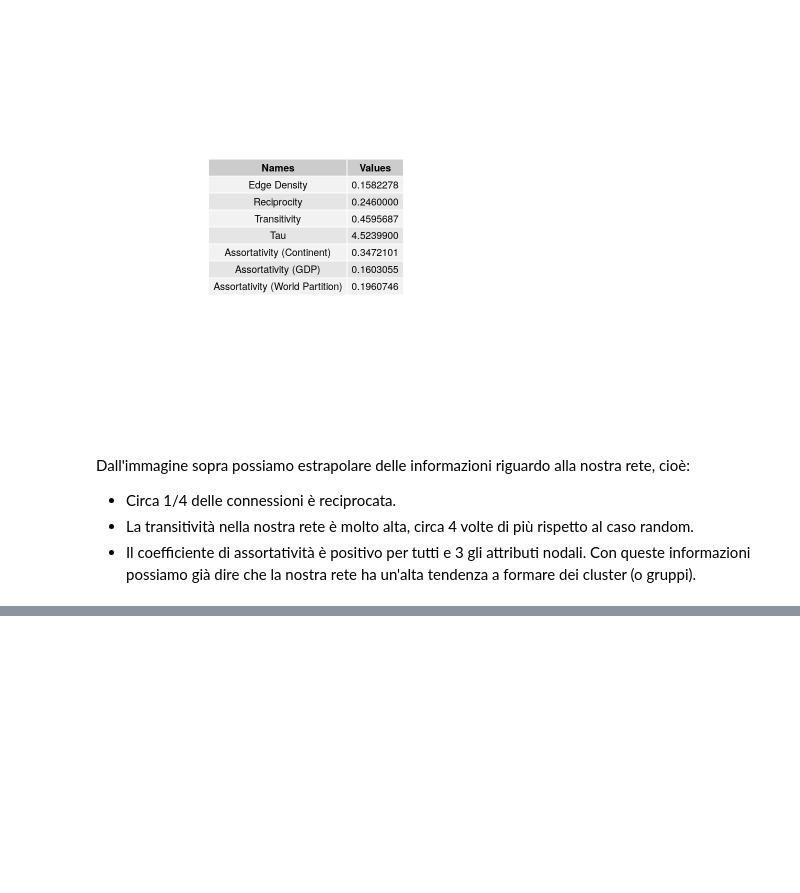
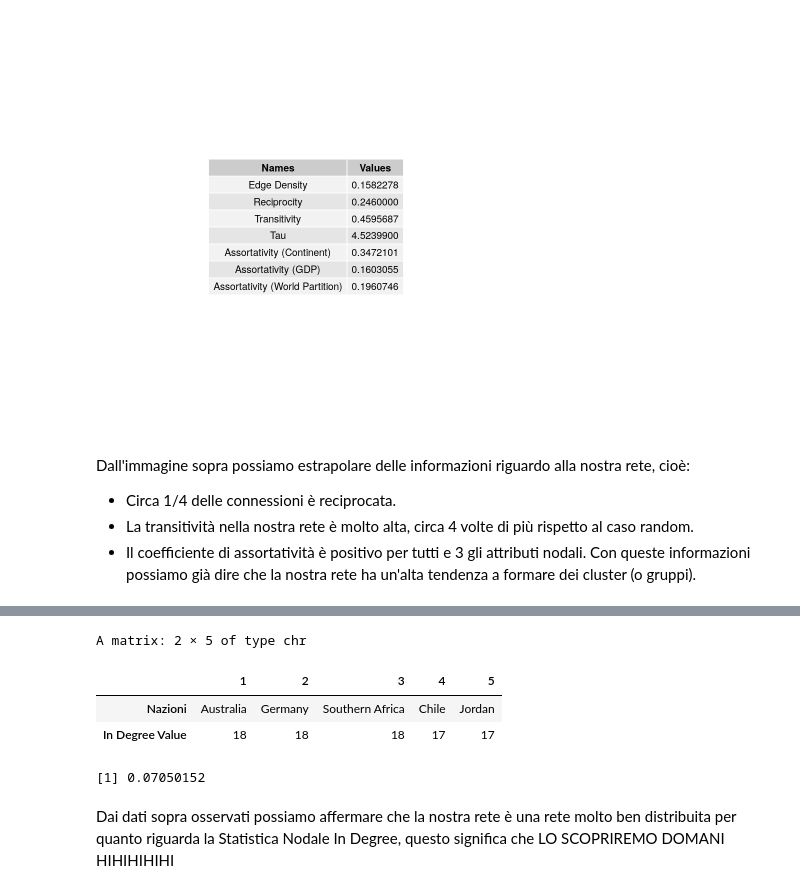
Before and after one commit to TokumiAlex/R-Project, a Jupyter notebook: relazioneProgetto.ipynb, the cells around one changed output, grey strips where cells are left out. Saved outputs shown, nothing was run; the diff lists cells and outputs as text; code cells hidden in the pictures; blank space fills up the shorter version.

```diff
--- a/relazioneProgetto.ipynb
+++ b/relazioneProgetto.ipynb
@@ -117,0 +137,17 @@ grid.table(table_inDegree, rows = NULL, cols = c("Nazioni", "In Degree"))
+# %%
+# Stampo le 5 Nazioni con In Degree più Alto
+matrix(c(V(g)$name[order(in_degree, decreasing = TRUE)[1:5]], in_degree[order(in_degree, decreasing = TRUE)[1:5]]),
+    nrow = 2, ncol = 5, byrow = TRUE,
+    dimnames = list(c("Nazioni", "In Degree Value"), c(1:5)))
+# %% [output]
+A matrix: 2 × 5 of type chr
+|  | 1 | 2 | 3 | 4 | 5 |
+| Nazioni | Australia | Germany | Southern Africa | Chile | Jordan |
+| In Degree Value | 18 | 18 | 18 | 17 | 17 |
+# %%
+# Stampo la centralità della Rete rispetto all'In Degree
+centr_degree(g, loops = FALSE, mode = "in")$centralization
+# %% [output]
+[1] 0.07050152
+# %% [markdown]
+Dai dati sopra osservati possiamo affermare che la nostra rete è una rete molto ben distribuita per quanto riguarda la Statistica Nodale In Degree, questo significa che LO SCOPRIREMO DOMANI HIHIHIHIHI
```
Also changed, not shown: parts of 7 cells of this notebook, 14 other files.
